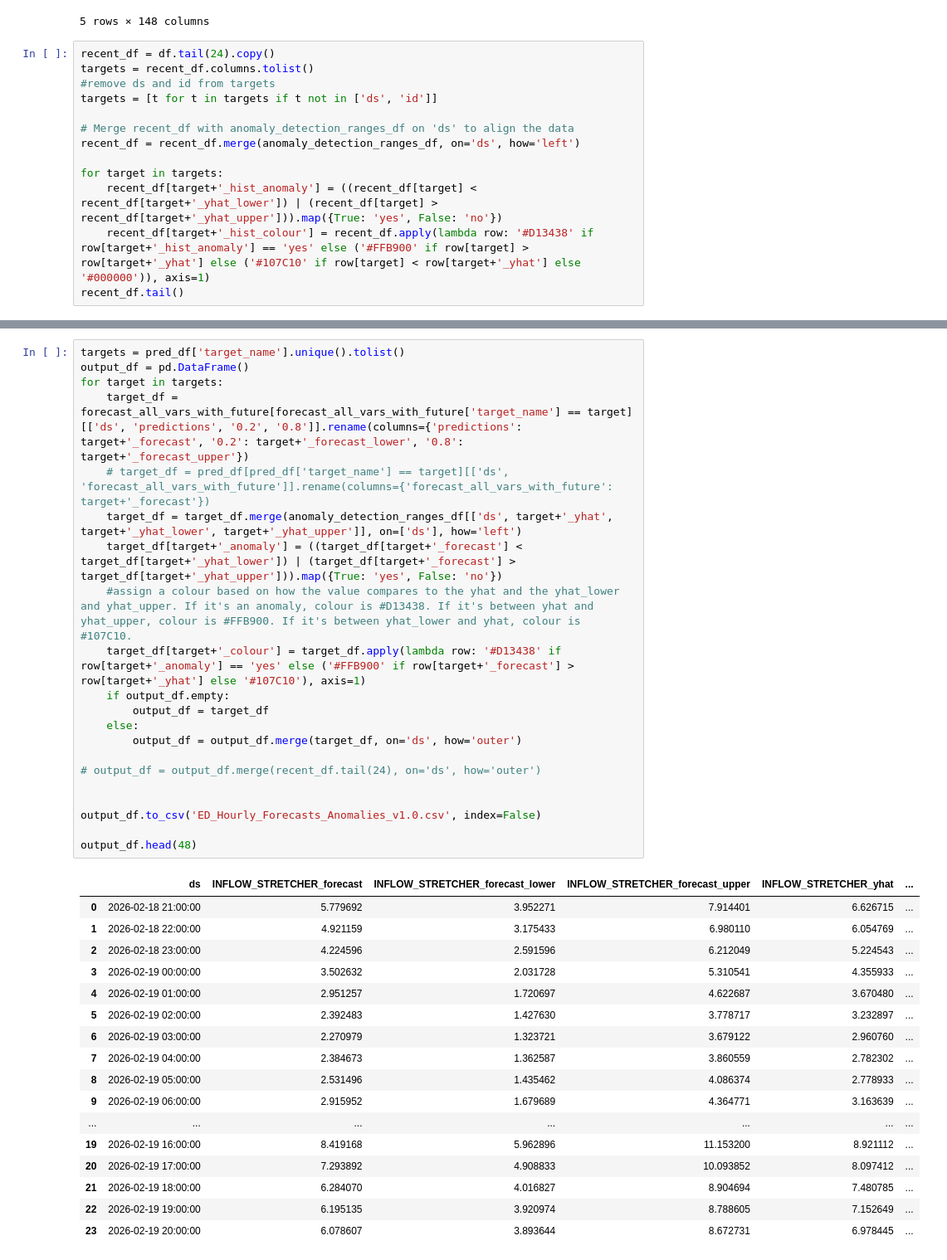
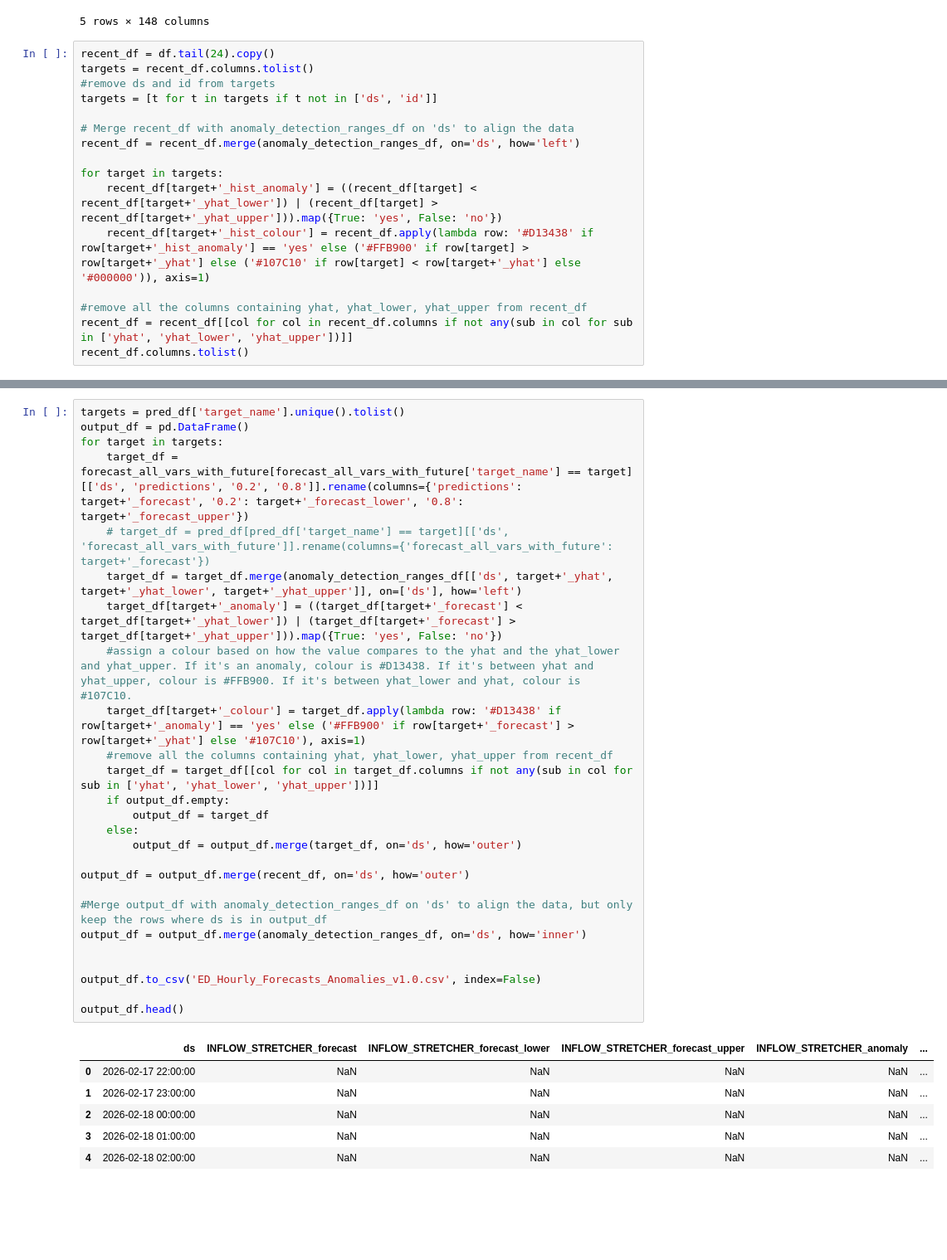
Before and after one commit to drdevinhopkins/ed-flow-2023, a Jupyter notebook: notebooks/jgh/26-02-16-01.ipynb, the cells around one changed output, grey strips where cells are left out. Shown at 83% size. Drawn from its saved outputs; the diff is of its cells as text; blank space fills up the shorter version.

```diff
--- a/notebooks/jgh/26-02-16-01.ipynb
+++ b/notebooks/jgh/26-02-16-01.ipynb
@@ -535,5 +535,8 @@ recent_df = recent_df.merge(anomaly_detection_ranges_df, on='ds', how='left')
 for target in targets:
     recent_df[target+'_hist_anomaly'] = ((recent_df[target] < recent_df[target+'_yhat_lower']) | (recent_df[target] > recent_df[target+'_yhat_upper'])).map({True: 'yes', False: 'no'})
     recent_df[target+'_hist_colour'] = recent_df.apply(lambda row: '#D13438' if row[target+'_hist_anomaly'] == 'yes' else ('#FFB900' if row[target] > row[target+'_yhat'] else ('#107C10' if row[target] < row[target+'_yhat'] else '#000000')), axis=1)
-recent_df.tail()
+
+#remove all the columns containing yhat, yhat_lower, yhat_upper from recent_df
+recent_df = recent_df[[col for col in recent_df.columns if not any(sub in col for sub in ['yhat', 'yhat_lower', 'yhat_upper'])]]
+recent_df.columns.tolist()
 # %% [output]
@@ -547,39 +560,33 @@ recent_df.tail()
 # %%
 targets = pred_df['target_name'].unique().tolist()
 output_df = pd.DataFrame()
 for target in targets:
     target_df = forecast_all_vars_with_future[forecast_all_vars_with_future['target_name'] == target][['ds', 'predictions', '0.2', '0.8']].rename(columns={'predictions': target+'_forecast', '0.2': target+'_forecast_lower', '0.8': target+'_forecast_upper'})
     # target_df = pred_df[pred_df['target_name'] == target][['ds', 'forecast_all_vars_with_future']].rename(columns={'forecast_all_vars_with_future': target+'_forecast'})
     target_df = target_df.merge(anomaly_detection_ranges_df[['ds', target+'_yhat', target+'_yhat_lower', target+'_yhat_upper']], on=['ds'], how='left')
     target_df[target+'_anomaly'] = ((target_df[target+'_forecast'] < target_df[target+'_yhat_lower']) | (target_df[target+'_forecast'] > target_df[target+'_yhat_upper'])).map({True: 'yes', False: 'no'})
     #assign a colour based on how the value compares to the yhat and the yhat_lower and yhat_upper. If it's an anomaly, colour is #D13438. If it's between yhat and yhat_upper, colour is #FFB900. If it's between yhat_lower and yhat, colour is #107C10.
     target_df[target+'_colour'] = target_df.apply(lambda row: '#D13438' if row[target+'_anomaly'] == 'yes' else ('#FFB900' if row[target+'_forecast'] > row[target+'_yhat'] else '#107C10'), axis=1)
+    #remove all the columns containing yhat, yhat_lower, yhat_upper from recent_df
+    target_df = target_df[[col for col in target_df.columns if not any(sub in col for sub in ['yhat', 'yhat_lower', 'yhat_upper'])]]
     if output_df.empty:
         output_df = target_df
     else:
         output_df = output_df.merge(target_df, on='ds', how='outer')
 
-# output_df = output_df.merge(recent_df.tail(24), on='ds', how='outer')
+output_df = output_df.merge(recent_df, on='ds', how='outer')
+
+#Merge output_df with anomaly_detection_ranges_df on 'ds' to align the data, but only keep the rows where ds is in output_df
+output_df = output_df.merge(anomaly_detection_ranges_df, on='ds', how='inner')
 
 
 output_df.to_csv('ED_Hourly_Forecasts_Anomalies_v1.0.csv', index=False)
 
-output_df.head(48)
+output_df.head()
 # %% [output]
-|  | ds | INFLOW_STRETCHER_forecast | INFLOW_STRETCHER_forecast_lower | INFLOW_STRETCHER_forecast_upper | INFLOW_STRETCHER_yhat | ... |
-| 0 | 2026-02-18 21:00:00 | 5.779692 | 3.952271 | 7.914401 | 6.626715 | ... |
-| 1 | 2026-02-18 22:00:00 | 4.921159 | 3.175433 | 6.980110 | 6.054769 | ... |
-| 2 | 2026-02-18 23:00:00 | 4.224596 | 2.591596 | 6.212049 | 5.224543 | ... |
-| 3 | 2026-02-19 00:00:00 | 3.502632 | 2.031728 | 5.310541 | 4.355933 | ... |
-| 4 | 2026-02-19 01:00:00 | 2.951257 | 1.720697 | 4.622687 | 3.670480 | ... |
-| 5 | 2026-02-19 02:00:00 | 2.392483 | 1.427630 | 3.778717 | 3.232897 | ... |
-| 6 | 2026-02-19 03:00:00 | 2.270979 | 1.323721 | 3.679122 | 2.960760 | ... |
-| 7 | 2026-02-19 04:00:00 | 2.384673 | 1.362587 | 3.860559 | 2.782302 | ... |
-| 8 | 2026-02-19 05:00:00 | 2.531496 | 1.435462 | 4.086374 | 2.778933 | ... |
-| 9 | 2026-02-19 06:00:00 | 2.915952 | 1.679689 | 4.364771 | 3.163639 | ... |
-| ... | ... | ... | ... | ... | ... | ... |
-| 19 | 2026-02-19 16:00:00 | 8.419168 | 5.962896 | 11.153200 | 8.921112 | ... |
-| 20 | 2026-02-19 17:00:00 | 7.293892 | 4.908833 | 10.093852 | 8.097412 | ... |
-| 21 | 2026-02-19 18:00:00 | 6.284070 | 4.016827 | 8.904694 | 7.480785 | ... |
-| 22 | 2026-02-19 19:00:00 | 6.195135 | 3.920974 | 8.788605 | 7.152649 | ... |
-| 23 | 2026-02-19 20:00:00 | 6.078607 | 3.893644 | 8.672731 | 6.978445 | ... |
+|  | ds | INFLOW_STRETCHER_forecast | INFLOW_STRETCHER_forecast_lower | INFLOW_STRETCHER_forecast_upper | INFLOW_STRETCHER_anomaly | ... |
+| 0 | 2026-02-17 22:00:00 | NaN | NaN | NaN | NaN | ... |
+| 1 | 2026-02-17 23:00:00 | NaN | NaN | NaN | NaN | ... |
+| 2 | 2026-02-18 00:00:00 | NaN | NaN | NaN | NaN | ... |
+| 3 | 2026-02-18 01:00:00 | NaN | NaN | NaN | NaN | ... |
+| 4 | 2026-02-18 02:00:00 | NaN | NaN | NaN | NaN | ... |
```
Also changed, not shown: parts of 12 cells of this notebook, 1 other file.
